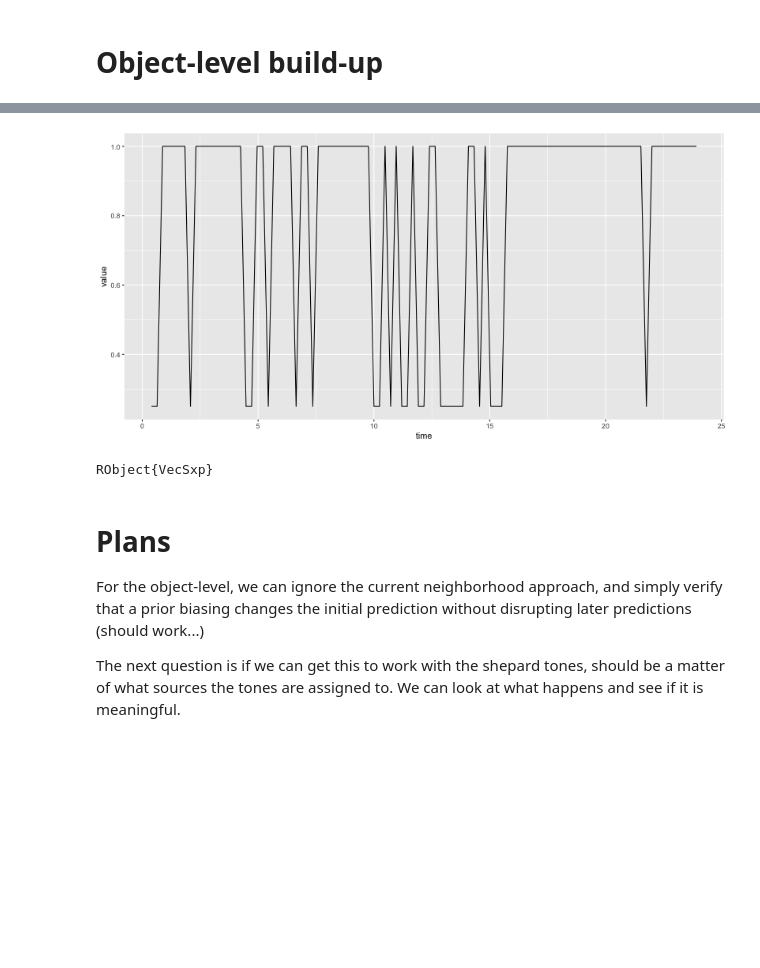
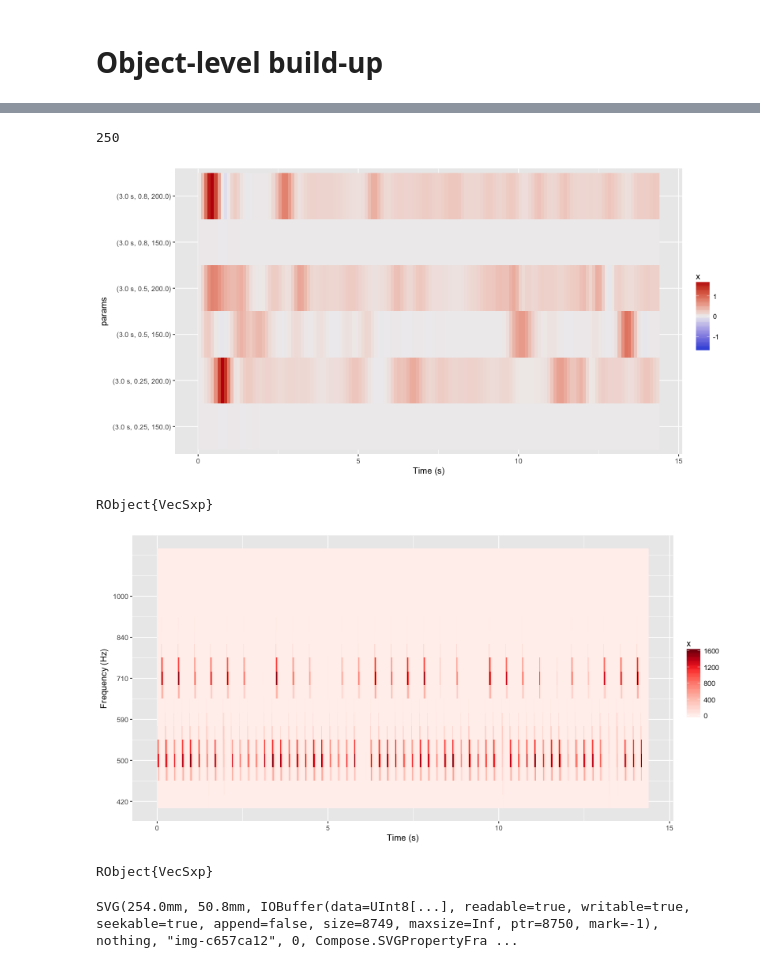
Before and after one commit to haberdashPI/bistable, a Jupyter notebook: notebooks/Buildup.ipynb, the cells around one changed output, grey strips where cells are left out. Saved outputs shown, nothing was run; the diff lists cells and outputs as text; code cells hidden in the pictures; blank space fills up the shorter version.

Commit message:
initial buildup working

```diff
--- a/notebooks/Buildup.ipynb
+++ b/notebooks/Buildup.ipynb
@@ -319,18 +73,0 @@ RObject{VecSxp}
-# %%
-paramfile = joinpath("..","data","count_lengths","run_2018-09-12",
-                     "individual_extremes_params.feather")
-params = getparams(paramfile) do i,row
-  abs(row[:s_c_m] - 56) < 1 &&
-  abs(row[:s_c_a] - 5) < 1 &&
-  row[:Δf] == 12
-end
-
-settings = TOML.parsefile(joinpath(src,"settings.toml"))
-# settings["track"]["analyze"]["freq_ridge"] = 2
-# settings["track"]["analyze"]["scale_ridge"] = 1e-6
-# settings["track"]["analyze"]["ridge_threshold"] = 0.05
-settings["track"]["analyze"]["normalize"] = true
-settings["track"]["analyze"]["min_norm"] = 0.05
-settings["percept_lengths"]["window_ms"] = 400
-settings["percept_lengths"]["bandwidth_threhsold"] = 0.25
-settings["scales"]["bistable"]["input_bound"] = [0.005, 0.1]
@@ -341,8 +73,0 @@ settings["scales"]["bistable"]["input_bound"] = [0.005, 0.1]
-# %%
-settings["rates"]["rates_Hz"] = [0.1,0.25,0.5,1,2,8]
-result = []
-for d in [0.5,3,6,12]
- @show d
- params[:Δf] = d
-  push!(result,bistable_model(50,params,settings,intermediate_results=true))
-end
@@ -379,11 +74,25 @@ RObject{VecSxp}
-# %%
-rplot(result[2].percepts.bratio)
-# %% [output]
-[figure, removed]
-RObject{VecSxp}
-# %% [markdown]
-# Plans
-
-For the object-level, we can ignore the current neighborhood approach, and simply verify that a prior biasing changes the initial prediction without disrupting later predictions (should work...)
-
-The next question is if we can get this to work with the shepard tones, should be a matter of what sources the tones are assigned to. We can look at what happens and see if it is meaningful.
+# %%
+settings["track"]["analyze"]["source_prior_sd_bias"] = [0,1000,0]
+settings["track"]["analyze"]["source_prior_strength_bias"] = [0,2000]
+settings["stimulus"]["repeats"] = 30
+settings["min_length_ms"] = 250
+# %% [output]
+250
+# %%
+p = copy(params[select_params(params,t_c_a=5,t_c_m=5,Δf=6),:])
+p.t_c_σ = 3.0
+run1 = bistable_model(p,settings,intermediate_results=true);
+# %%
+rplot(run1.sources.outweights)
+# %% [output]
+[figure, added]
+RObject{VecSxp}
+# %%
+rplot(run1.primary_source)
+# %% [output]
+[figure, added]
+RObject{VecSxp}
+# %%
+draw(SVG(10inch,2inch),plot_lengths(pcounts))
+# %% [output]
+SVG(254.0mm, 50.8mm, IOBuffer(data=UInt8[...], readable=true, writable=true, seekable=true, append=false, size=8749, maxsize=Inf, ptr=8750, mark=-1), nothing, "img-c657ca12", 0, Compose.SVGPropertyFra ...
```
Also changed, not shown: parts of 71 cells of this notebook, 3 other files.
